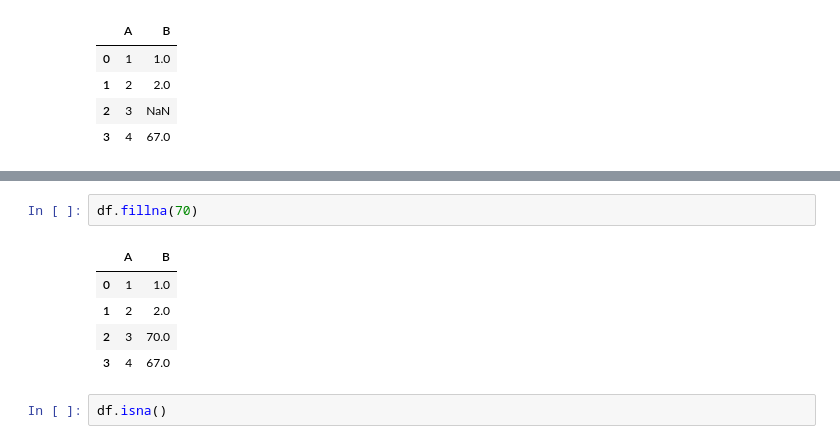
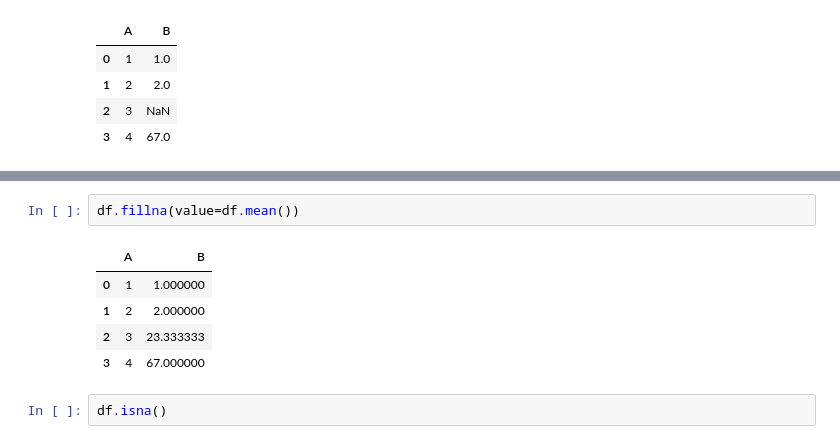
Before and after one commit to ArahamLag/pyfeb20repo, a Jupyter notebook: data_analysis_apply.ipynb, the cells around one changed output, grey strips where cells are left out. Cells and saved outputs as stored; diff of their text form.

```diff
--- a/data_analysis_apply.ipynb
+++ b/data_analysis_apply.ipynb
@@ -18,11 +15,11 @@ df.dropna()
 # %%
-df.fillna(70)
+df.fillna(value=df.mean())
 # %% [output]
 |  | A | B |
-| 0 | 1 | 1.0 |
-| 1 | 2 | 2.0 |
-| 2 | 3 | 70.0 |
-| 3 | 4 | 67.0 |
+| 0 | 1 | 1.000000 |
+| 1 | 2 | 2.000000 |
+| 2 | 3 | 23.333333 |
+| 3 | 4 | 67.000000 |
 # %%
 df.isna()
 # %% [output]
```
Also changed, not shown: parts of 2 cells of this notebook, 2 other files.
